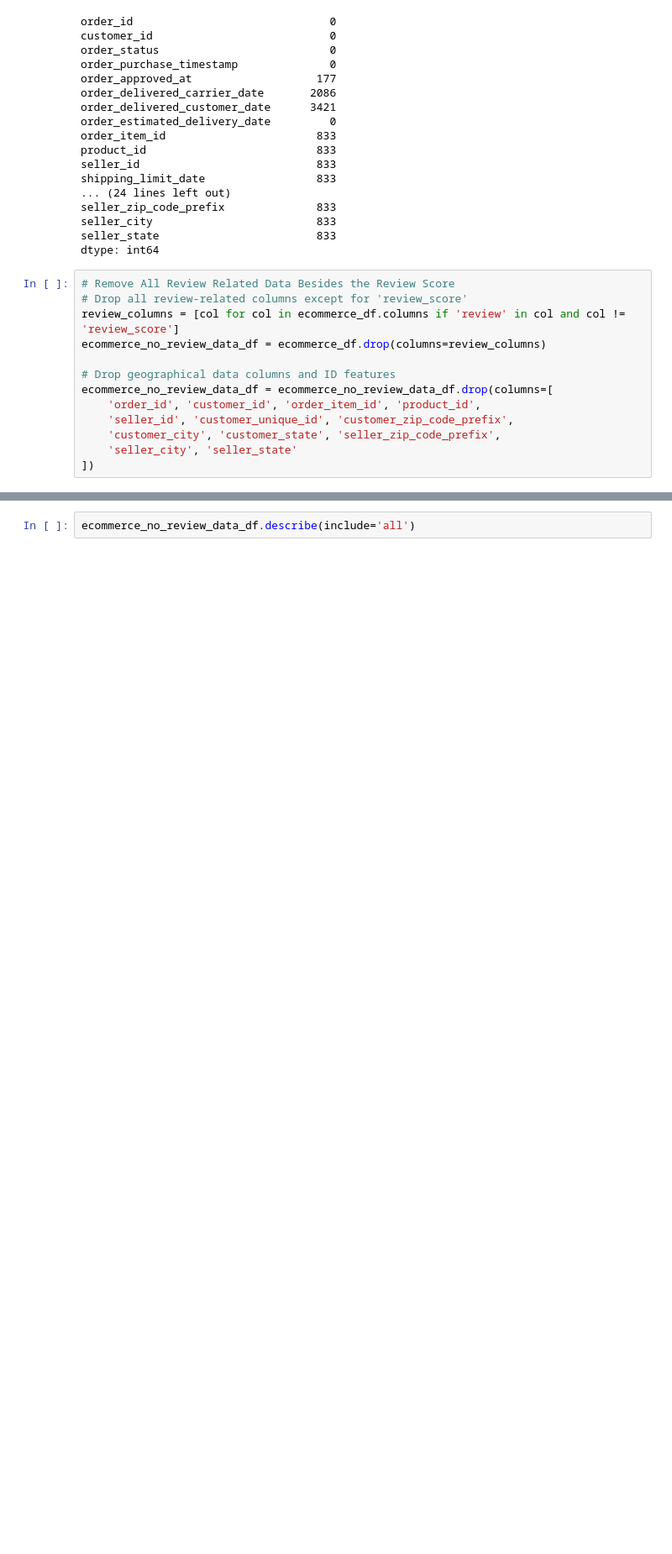
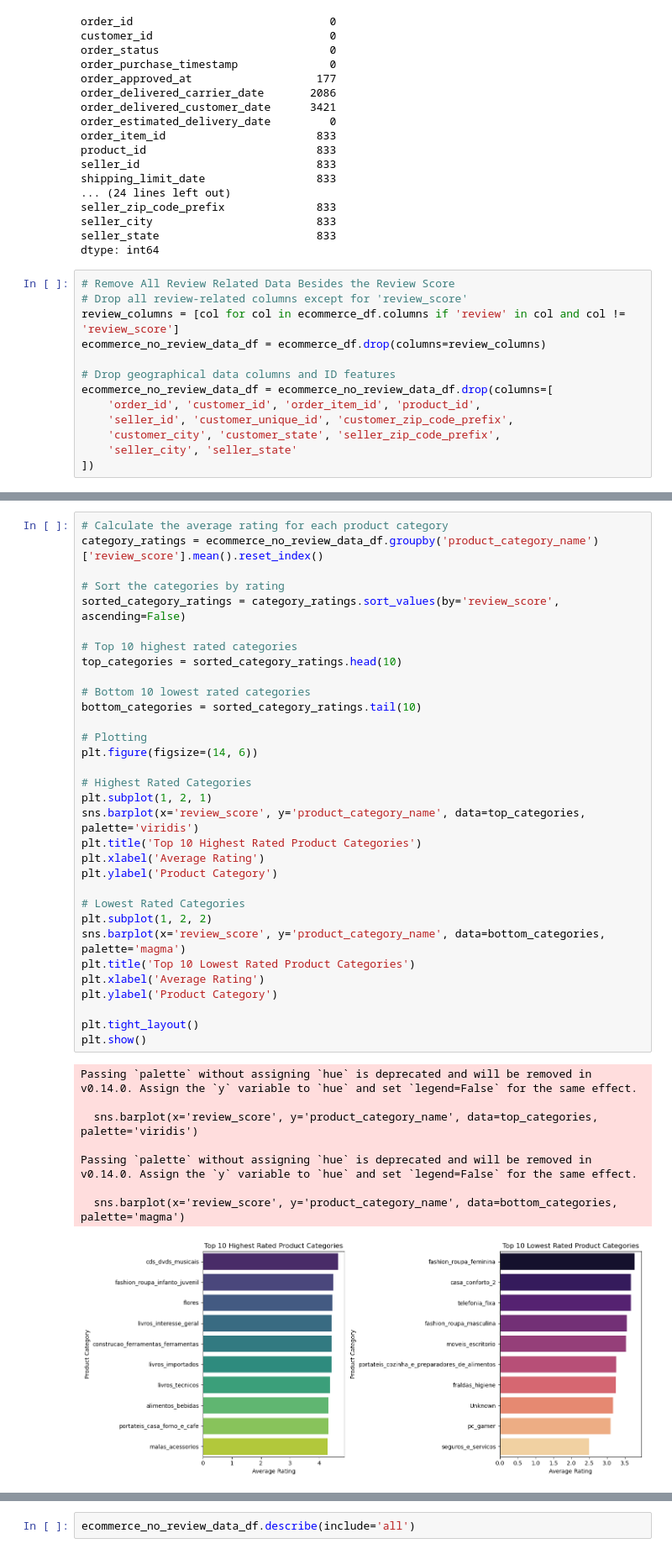
Before and after one commit to pkhanna2/MLOpsFinalProject, a Jupyter notebook: FinalProjectCode.ipynb, the cells around one changed output, grey strips where cells are left out. Shown at 84% size. Drawn from its saved outputs; the diff is of its cells as text; blank space fills up the shorter version.

```diff
--- a/FinalProjectCode.ipynb
+++ b/FinalProjectCode.ipynb
@@ -323,0 +374,41 @@ ecommerce_no_review_data_df = ecommerce_no_review_data_df.drop(columns=[
+# %%
+# Calculate the average rating for each product category
+category_ratings = ecommerce_no_review_data_df.groupby('product_category_name')['review_score'].mean().reset_index()
+
+# Sort the categories by rating
+sorted_category_ratings = category_ratings.sort_values(by='review_score', ascending=False)
+
+# Top 10 highest rated categories
+top_categories = sorted_category_ratings.head(10)
+
+# Bottom 10 lowest rated categories
+bottom_categories = sorted_category_ratings.tail(10)
+
+# Plotting
+plt.figure(figsize=(14, 6))
+
+# Highest Rated Categories
+plt.subplot(1, 2, 1)
+sns.barplot(x='review_score', y='product_category_name', data=top_categories, palette='viridis')
+plt.title('Top 10 Highest Rated Product Categories')
+plt.xlabel('Average Rating')
+plt.ylabel('Product Category')
+
+# Lowest Rated Categories
+plt.subplot(1, 2, 2)
+sns.barplot(x='review_score', y='product_category_name', data=bottom_categories, palette='magma')
+plt.title('Top 10 Lowest Rated Product Categories')
+plt.xlabel('Average Rating')
+plt.ylabel('Product Category')
+
+plt.tight_layout()
+plt.show()
+# %% [output]
+Passing `palette` without assigning `hue` is deprecated and will be removed in v0.14.0. Assign the `y` variable to `hue` and set `legend=False` for the same effect.
+
+  sns.barplot(x='review_score', y='product_category_name', data=top_categories, palette='viridis')
+
+Passing `palette` without assigning `hue` is deprecated and will be removed in v0.14.0. Assign the `y` variable to `hue` and set `legend=False` for the same effect.
+
+  sns.barplot(x='review_score', y='product_category_name', data=bottom_categories, palette='magma')
+[figure, added]
```
Also changed, not shown: parts of 38 cells of this notebook.
